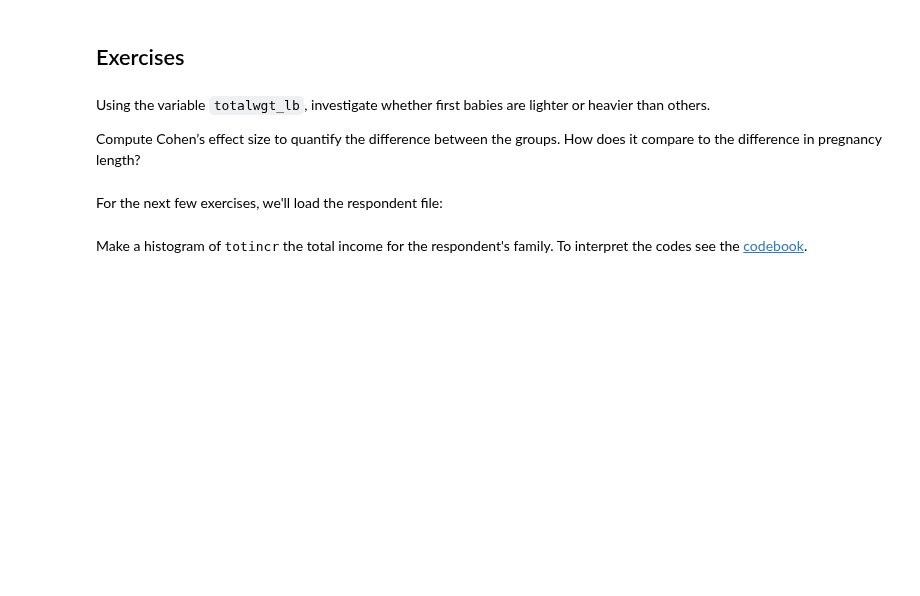
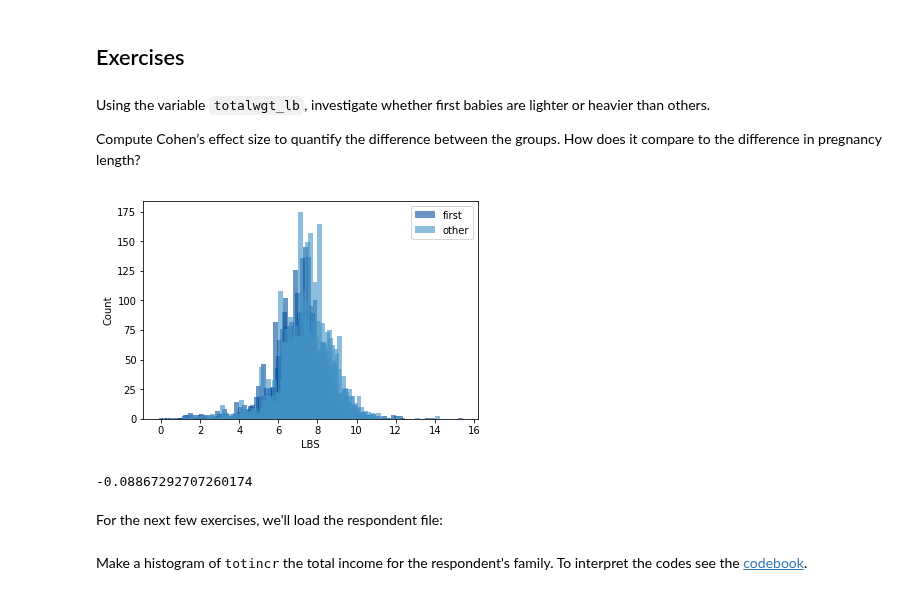
Before and after one commit to AllenDowney/ThinkStats2, a Jupyter notebook: code/chap02ex.ipynb, the cells around one changed output. Drawn from its saved outputs; the diff is of its cells as text; code cells hidden in the pictures; blank space fills up the shorter version.

```diff
--- a/code/chap02ex.ipynb
+++ b/code/chap02ex.ipynb
@@ -227,5 +259,20 @@ Compute the Cohen effect size for the difference in pregnancy length for first b
 Using the variable `totalwgt_lb`, investigate whether first babies are lighter or heavier than others.
 
 Compute Cohen’s effect size to quantify the difference between the groups.  How does it compare to the difference in pregnancy length?
+# %%
+# Solution goes here
+first_hist = thinkstats2.Hist(firsts.totalwgt_lb, label='first')
+other_hist = thinkstats2.Hist(others.totalwgt_lb, label='other')
+# %%
+width = 0.25
+thinkplot.PrePlot(2)
+thinkplot.Hist(first_hist, align='right', width=width)
+thinkplot.Hist(other_hist, align='left', width=width)
+thinkplot.Config(xlabel='LBS', ylabel='Count')
+# %% [output]
+[figure, added]
 # %%
 # Solution goes here
+CohenEffectSize(firsts.totalwgt_lb, others.totalwgt_lb)
+# %% [output]
+-0.08867292707260174
```
Also changed, not shown: parts of 21 cells of this notebook.
